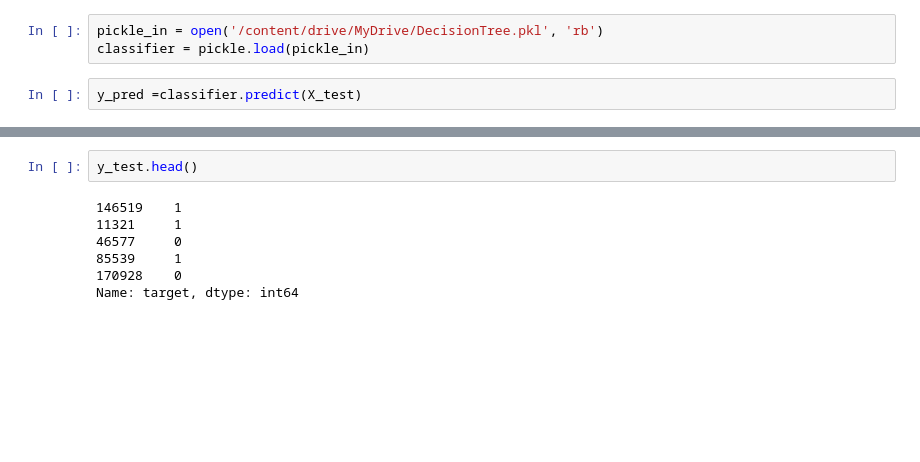
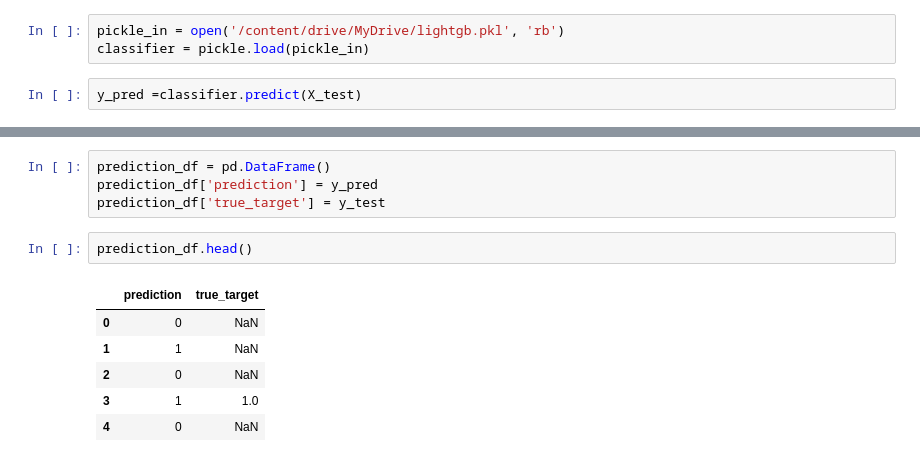
Before and after one commit to Mekondjo-EDSA/DSI_Capstone_project, a Jupyter notebook: modeling.ipynb, the cells around one changed output, grey strips where cells are left out. Saved outputs shown, nothing was run; the diff lists cells and outputs as text; blank space fills up the shorter version.

```diff
--- a/modeling.ipynb
+++ b/modeling.ipynb
@@ -487,5 +520,5 @@ pickle_out.close()
 # %%
-pickle_in = open('/content/drive/MyDrive/DecisionTree.pkl', 'rb')
+pickle_in = open('/content/drive/MyDrive/lightgb.pkl', 'rb')
 classifier = pickle.load(pickle_in)
 # %%
 y_pred =classifier.predict(X_test)
@@ -504,9 +525,13 @@ df_out.head()
+# %%
+prediction_df = pd.DataFrame()
+prediction_df['prediction'] = y_pred
+prediction_df['true_target'] = y_test
 # %%
-y_test.head()
+prediction_df.head()
 # %% [output]
-146519    1
-11321     1
-46577     0
-85539     1
-170928    0
-Name: target, dtype: int64
+|  | prediction | true_target |
+| 0 | 0 | NaN |
+| 1 | 1 | NaN |
+| 2 | 0 | NaN |
+| 3 | 1 | 1.0 |
+| 4 | 0 | NaN |
```
Also changed, not shown: parts of 6 cells of this notebook.
